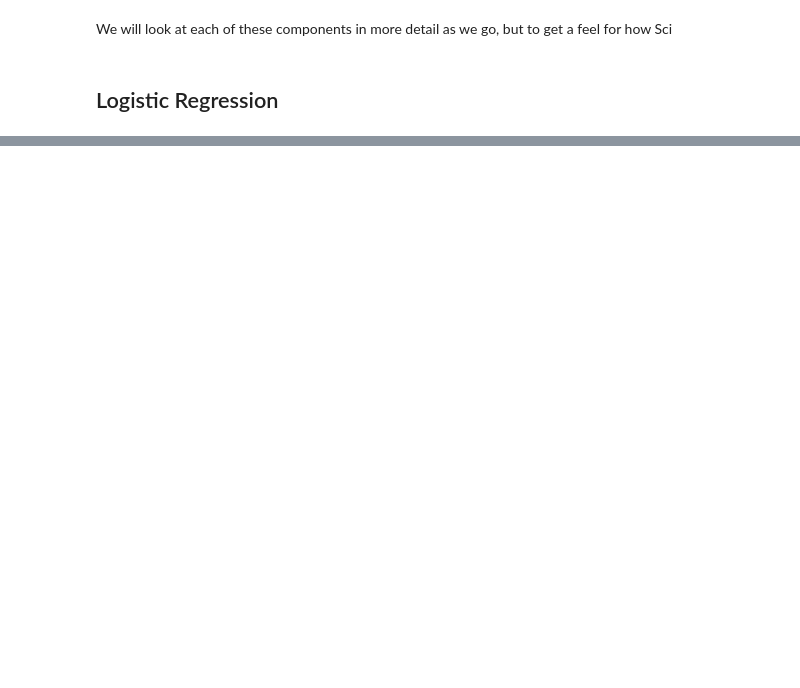
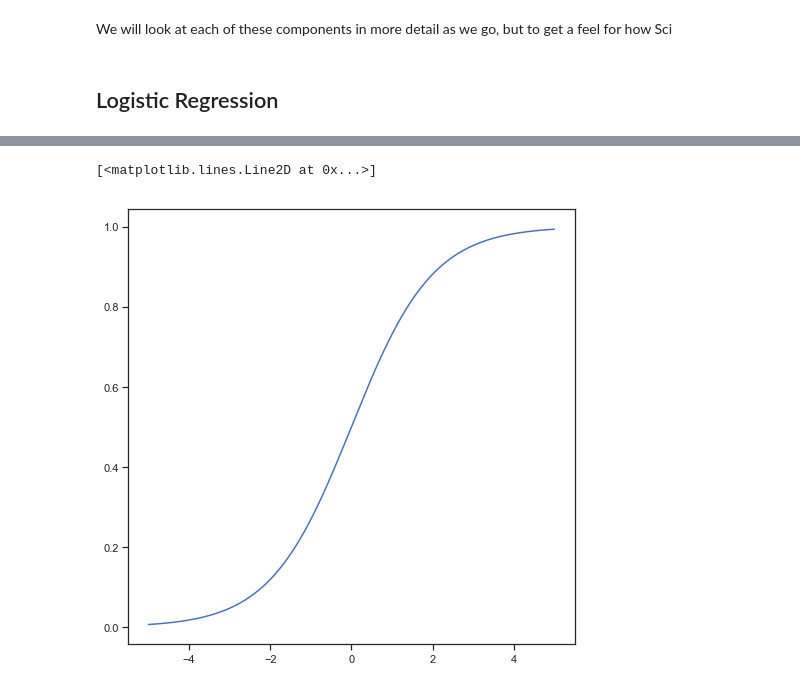
Before and after one commit to a-gilbert/AML_Nb, a Jupyter notebook: ML_Libs.ipynb, the cells around one changed output, grey strips where cells are left out. Saved outputs shown, nothing was run; the diff lists cells and outputs as text; code cells hidden in the pictures; blank space fills up the shorter version.

Commit message:
close.

```diff
--- a/ML_Libs.ipynb
+++ b/ML_Libs.ipynb
@@ -142,0 +170,10 @@ We will look at each of these components in more detail as we go, but to get a f
+# %%
+plt.close('all')
+plt.figure(figsize=(8,8))
+x = np.linspace(-5, 5, num=200)
+y = 1/(1 + np.exp(-1*x))
+
+plt.plot(x, y)
+# %% [output]
+[<matplotlib.lines.Line2D at 0x...>]
+[figure, added]
```
Also changed, not shown: parts of 16 cells of this notebook.
